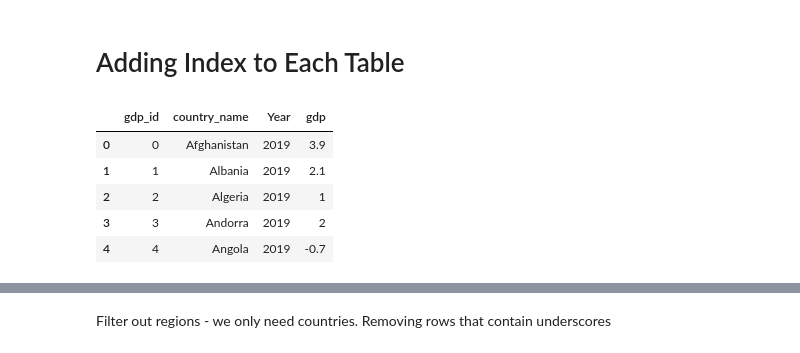
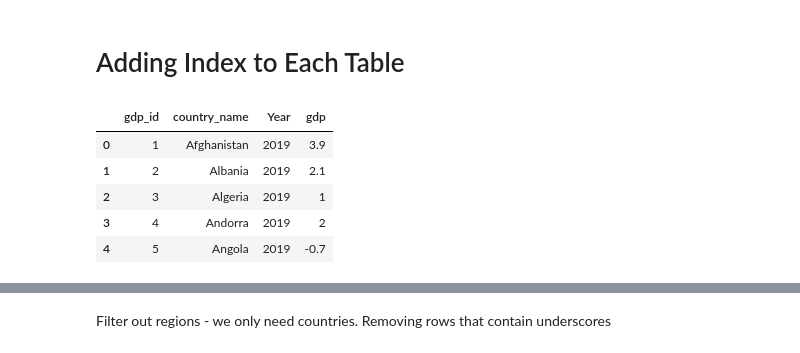
Before and after one commit to vickyvanderwagt/Covid-Economic-Database-and-Insights, a Jupyter notebook: COVID_Impacts.ipynb, the cells around one changed output, grey strips where cells are left out. Cells and saved outputs as stored; diff of their text form; code cells hidden in the pictures.

```diff
--- a/COVID_Impacts.ipynb
+++ b/COVID_Impacts.ipynb
@@ -370,11 +375,12 @@ Vicky comment: I think we can replace all country_name and country_key/location_
 # %%
 gdp_table = gdp.melt(id_vars=['country_name'], var_name='Year', value_name='gdp')
 gdp_table = gdp_table.reset_index().rename(columns={'index': 'gdp_id'})
+gdp_table['gdp_id'] = gdp_table['gdp_id']+1
 gdp_table.head()
 # %% [output]
 |  | gdp_id | country_name | Year | gdp |
-| 0 | 0 | Afghanistan | 2019 | 3.9 |
-| 1 | 1 | Albania | 2019 | 2.1 |
-| 2 | 2 | Algeria | 2019 | 1 |
-| 3 | 3 | Andorra | 2019 | 2 |
-| 4 | 4 | Angola | 2019 | -0.7 |
+| 0 | 1 | Afghanistan | 2019 | 3.9 |
+| 1 | 2 | Albania | 2019 | 2.1 |
+| 2 | 3 | Algeria | 2019 | 1 |
+| 3 | 4 | Andorra | 2019 | 2 |
+| 4 | 5 | Angola | 2019 | -0.7 |
```
Also changed, not shown: parts of 47 cells of this notebook.
